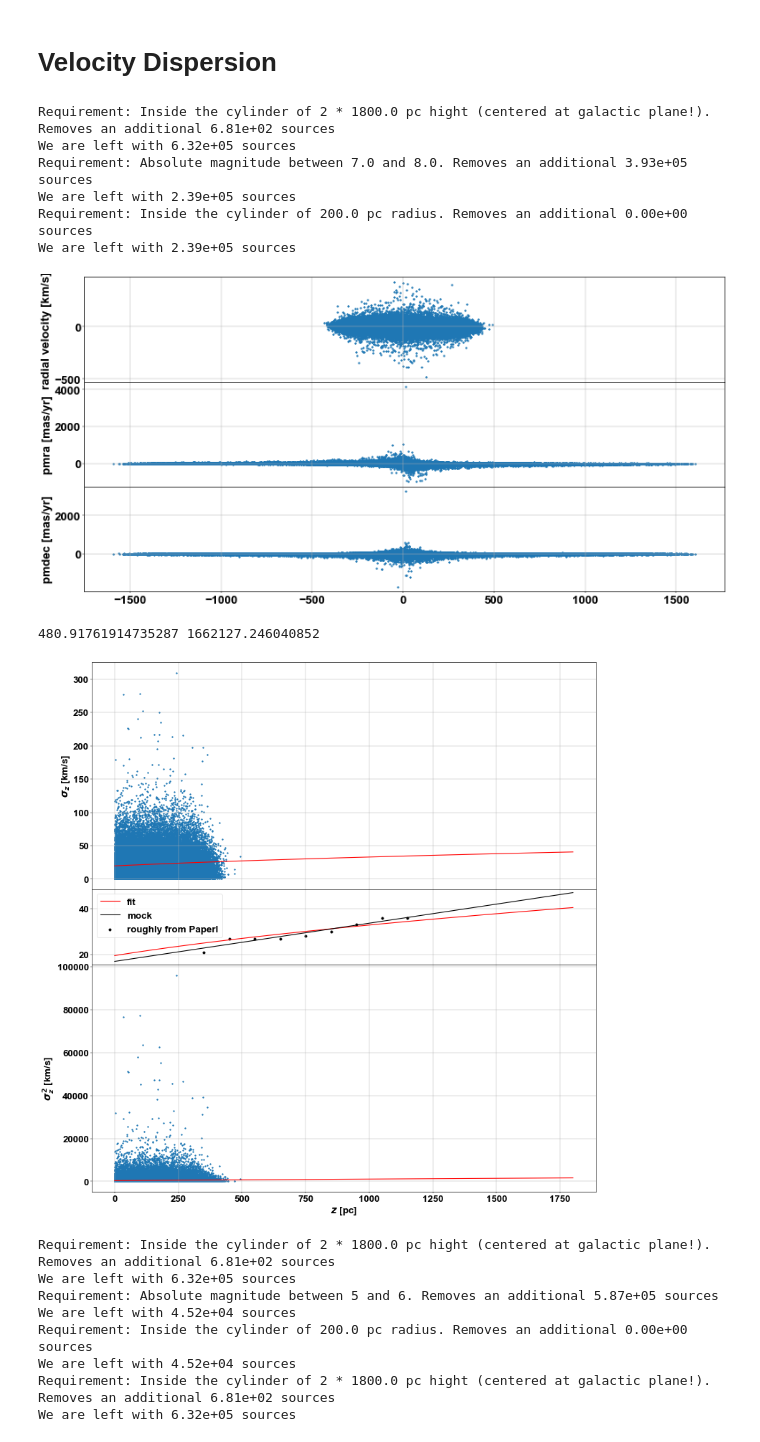
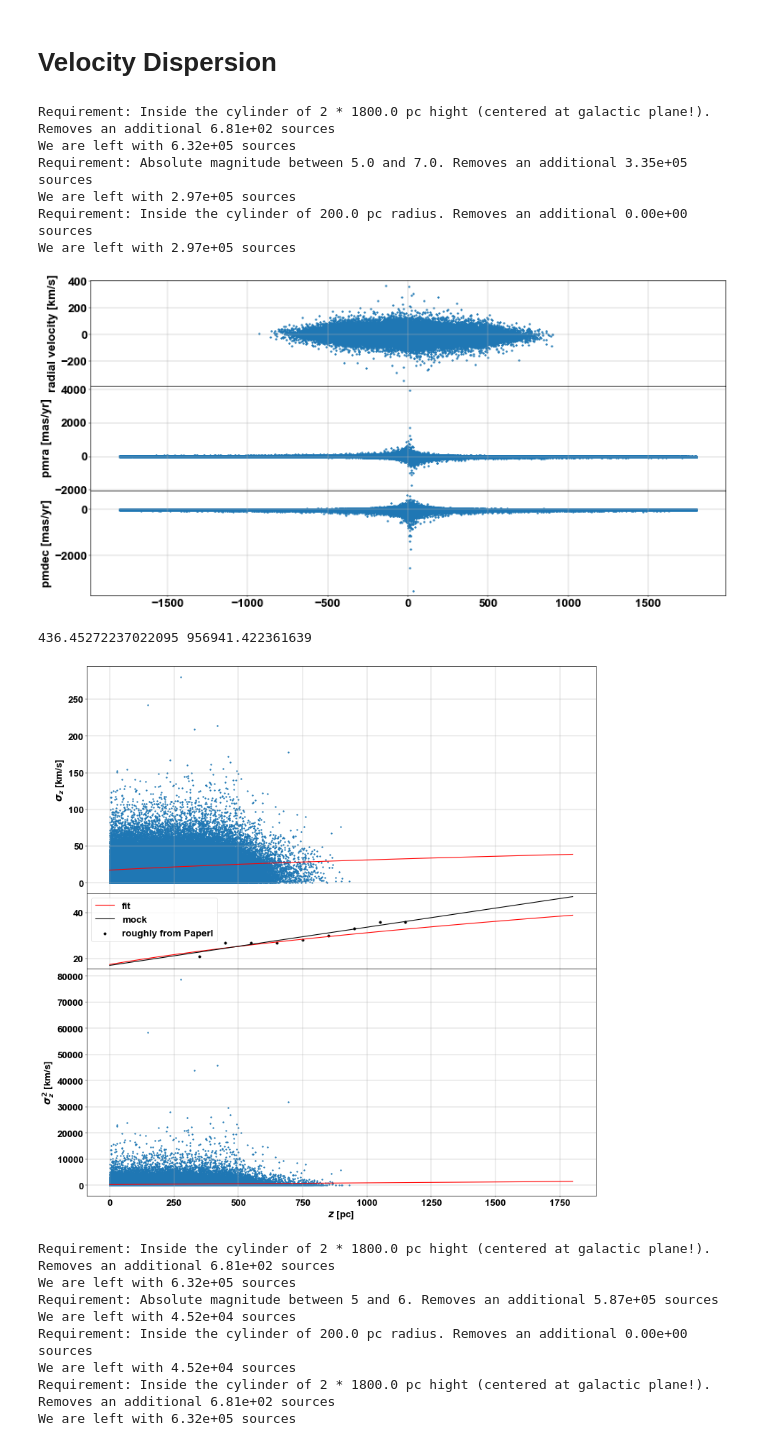
Before and after one commit to rubba0220/Bachelorarbeit, a Jupyter notebook: GaiaDR3_Data.ipynb, the cells around one changed output. Saved outputs shown, nothing was run; the diff lists cells and outputs as text; code cells hidden in the pictures.

```diff
--- a/GaiaDR3_Data.ipynb
+++ b/GaiaDR3_Data.ipynb
@@ -350,8 +350,8 @@ def compute_vz(plx, ra, dec, vlos, pm_ra, pm_dec,):
 # %% [markdown]
 # Velocity Dispersion
 # %%
-am_min = 7.0
-am_max = 8.0
+am_min = 5.0
+am_max = 7.0
 tab_filtered = filtration(am_min, am_max)
 l_np, b_np, ra_np, ra_error_np, dec_np, dec_error_np, parallax_np, parallax_error_np, pmra_np, pmra_error_np, pmdec_np, pmdec_error_np, phot_g_mean_mag_np, teff_gspphot_np, bp_rp_np, radial_velocity_np, radial_velocity_error_np = arrays(tab_filtered)
 
@@ -400,39 +400,39 @@ s_vel = jnp.array([21., 27., 27., 27., 28., 30., 33., 36., 36.])
 
 fig, ax = plt.subplots(3,1, figsize=(20,20), sharex=True, gridspec_kw={'height_ratios': [3,1, 3]})
 ax[0].scatter(np.abs(z_np)[hasv], np.sqrt(v2), marker='.')
 ax[0].plot(zs, sigmas, color='r')
 ax[0].set_ylabel(r"$\sigma_z$ [km/s]")
 ax[0].grid()
 ax[1].plot(zs, sigmas, color='r', label='fit')
 ax[1].plot(zs, 17. + 20/1200 * zs, color='black', label='mock')
 ax[1].scatter(z_vel, s_vel, color='black', label='roughly from PaperI')
 ax[1].grid()
 ax[1].legend()
 ax[2].set_xlabel(r"$z$ [pc]")
 ax[2].scatter(np.abs(z_np)[hasv], v2, marker='.')
 ax[2].plot(zs, sigmas**2, color='r')
 ax[2].set_ylabel(r"$\sigma_z^2$ [km/s]")
 ax[2].grid()
 plt.tight_layout()
 fig.subplots_adjust(hspace=0.0)
 fig.set_dpi(40)
 plt.show()
 
 df = pd.DataFrame({'z': z_np[hasv], 'v2': v2})
 
 # Create a text file
 df.to_csv(f'real data/v2_{am_min:.0f}{am_max:.0f}.txt', index=False, sep=',', header=True)
 np.savetxt(f'real data/poly_{am_min:.0f}{am_max:.0f}.txt', np.polyfit(np.abs(z_np)[hasv], v2, POLYNOME_ORDER), fmt='%f')
 # %% [output]
 Requirement: Inside the cylinder of 2 * 1800.0 pc hight (centered at galactic plane!). Removes an additional 6.81e+02 sources
 We are left with 6.32e+05 sources
-Requirement: Absolute magnitude between 7.0 and 8.0. Removes an additional 3.93e+05 sources
-We are left with 2.39e+05 sources
+Requirement: Absolute magnitude between 5.0 and 7.0. Removes an additional 3.35e+05 sources
+We are left with 2.97e+05 sources
 Requirement: Inside the cylinder of 200.0 pc radius. Removes an additional 0.00e+00 sources
-We are left with 2.39e+05 sources
+We are left with 2.97e+05 sources
-[figure, old version]
+[figure, new version]
-480.91761914735287 1662127.246040852
+436.45272237022095 956941.422361639
-[figure, old version]
+[figure, new version]
 # %%
 def vel_disp(am_min, am_max, n_bins):
 
```
Also changed, not shown: parts of 1 cell of this notebook, 23 other files.
